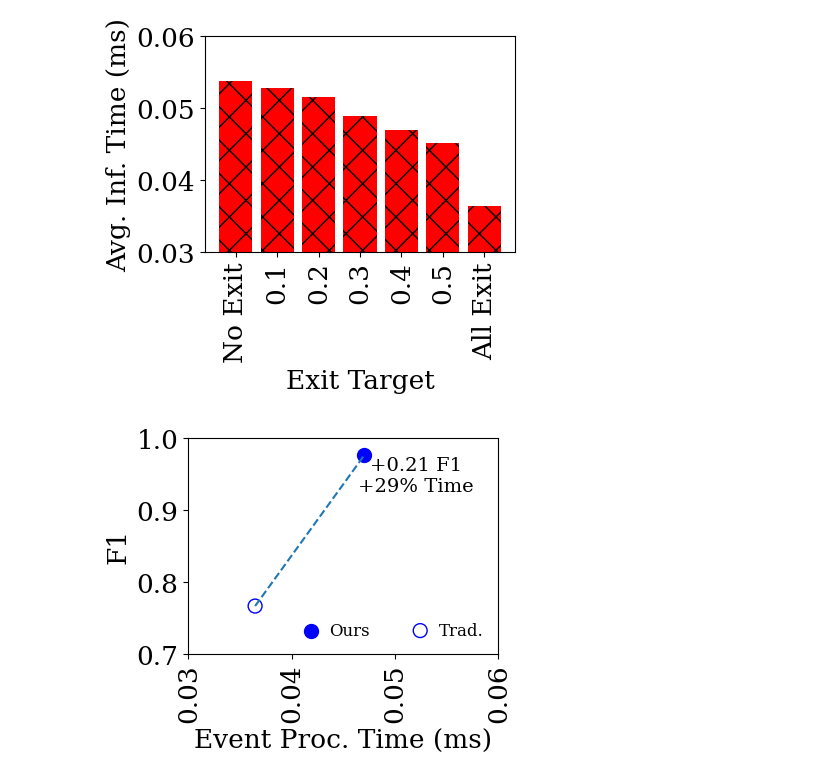
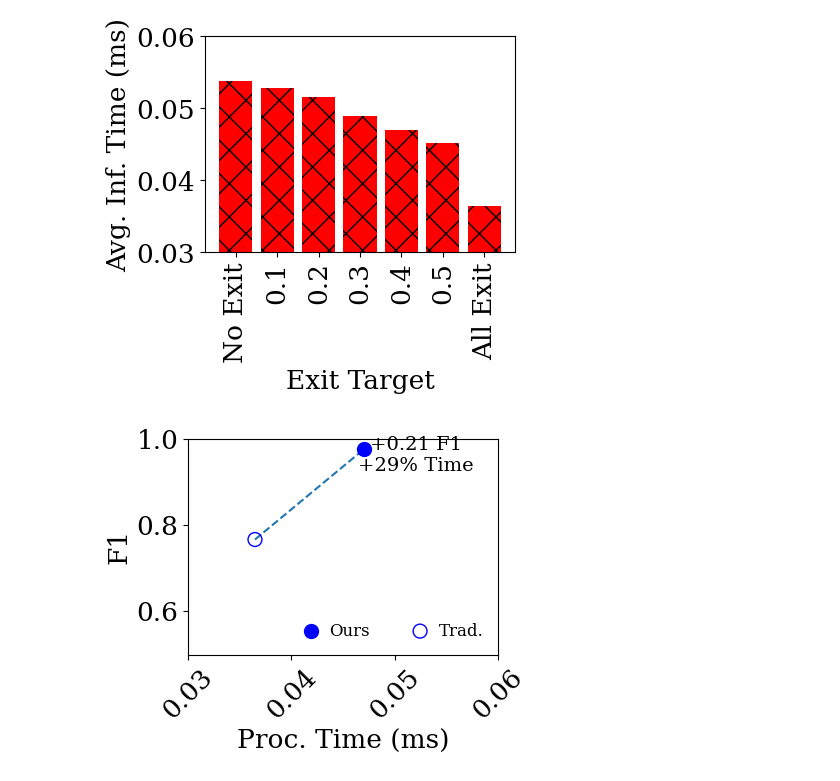
Before and after one commit to LucasSotomaiorAPereira/pibic-25-26, a Jupyter notebook: versao_artigo/f1_display.ipynb, the cells around one changed output. Cells and saved outputs as stored; diff of their text form; code cells hidden in the pictures.

Commit message:
graficos

```diff
--- a/versao_artigo/f1_display.ipynb
+++ b/versao_artigo/f1_display.ipynb
@@ -127,47 +127,50 @@ inf_time_04 = 0.04703666666666667
 inf_time_no_exits = 0.05383333333333334
 inf_time_all_exits = 0.03646666666666667
 # %%
-diff_f1 = avg_f1_15_rej - avg_f1_bot_rc
+def plot_3(time_trad, time_ours, f1_trad, f1_ours, filename):
+    diff_f1 = f1_ours - f1_trad
 
-diff_time_pct = ((inf_time_04 - inf_time_all_exits) / inf_time_all_exits) * 100
+    diff_time_pct = ((time_ours - time_trad) / time_trad) * 100
 
-sign_f1 = "+" if diff_f1 > 0 else ""
-sign_time = "+" if diff_time_pct > 0 else ""
+    sign_f1 = "+" if diff_f1 > 0 else ""
+    sign_time = "+" if diff_time_pct > 0 else ""
 
-annotation_text = f"{sign_f1}{diff_f1:.2f} F1\n{sign_time}{diff_time_pct:.0f}% Time"
+    annotation_text = f"{sign_f1}{diff_f1:.2f} F1\n{sign_time}{diff_time_pct:.0f}% Time"
 
-plt.figure(figsize=(4, 3.5*0.8))
+    plt.figure(figsize=(4, 3.5*0.8))
 
-plt.rcParams['font.family'] = 'serif'
+    plt.rcParams['font.family'] = 'serif'
 
-plt.rcParams['font.serif'] = ['Times New Roman'] + plt.rcParams['font.serif']
+    plt.rcParams['font.serif'] = ['Times New Roman'] + plt.rcParams['font.serif']
 
-plt.rcParams.update({'font.size': 19})
+    plt.rcParams.update({'font.size': 19})
 
-plt.scatter(inf_time_04, avg_f1_15_rej, marker='o', color='blue', s=100, label='Ours')
-plt.scatter(inf_time_all_exits, avg_f1_bot_rc, marker='o', color='blue', facecolors='none', s=100, label='Trad.')
+    plt.scatter(time_ours, f1_ours, marker='o', color='blue', s=100, label='Ours')
+    plt.scatter(time_trad, f1_trad, marker='o', color='blue', facecolors='none', s=100, label='Trad.')
 
-plt.annotate(annotation_text,
-             (inf_time_04 + 0.005, avg_f1_15_rej - 0.05),
-             ha='center',
-             fontsize=14)
+    plt.annotate(annotation_text,
+                 (time_ours + 0.005, f1_ours - 0.05),
+                 ha='center',
+                 fontsize=14)
 
-plt.plot((inf_time_all_exits, inf_time_04), (avg_f1_bot_rc, avg_f1_15_rej), linestyle='--')
+    plt.plot((time_trad, time_ours), (f1_trad, f1_ours), linestyle='--', zorder=0)
 
-plt.xticks(rotation=90)
-plt.xlabel('Event Proc. Time (ms)')
+    plt.xticks(rotation=45)
+    plt.xlabel('Proc. Time (ms)')
 
-plt.xlim(0.03, 0.06)
+    plt.xlim(0.03, 0.06)
 
-plt.ylabel('F1')
+    plt.ylabel('F1')
 
-plt.ylim(0.7, 1)
-plt.grid(False)
+    plt.ylim(0.5, 1)
+    plt.grid(False)
 
-plt.legend(frameon=False, loc='lower right', fontsize=12, handletextpad=0.1, ncol=2)
+    plt.legend(frameon=False, loc='lower right', fontsize=12, handletextpad=0.1, ncol=2)
 
-plt.savefig('graficos/compacuraciaverifier.pdf', bbox_inches='tight', pad_inches=0.02)
+    plt.savefig(f'graficos/{filename}.pdf', bbox_inches='tight', pad_inches=0.02)
 
-plt.show()
+    plt.show()
-# %% [output]
-[figure, removed]
+# %%
+plot_3(inf_time_all_exits, inf_time_04, avg_f1_bot_rc, avg_f1_15_rej, 'resconstbot')
+# %% [output]
+[figure, added]
```
Also changed, not shown: parts of 2 cells of this notebook, 4 other files.
